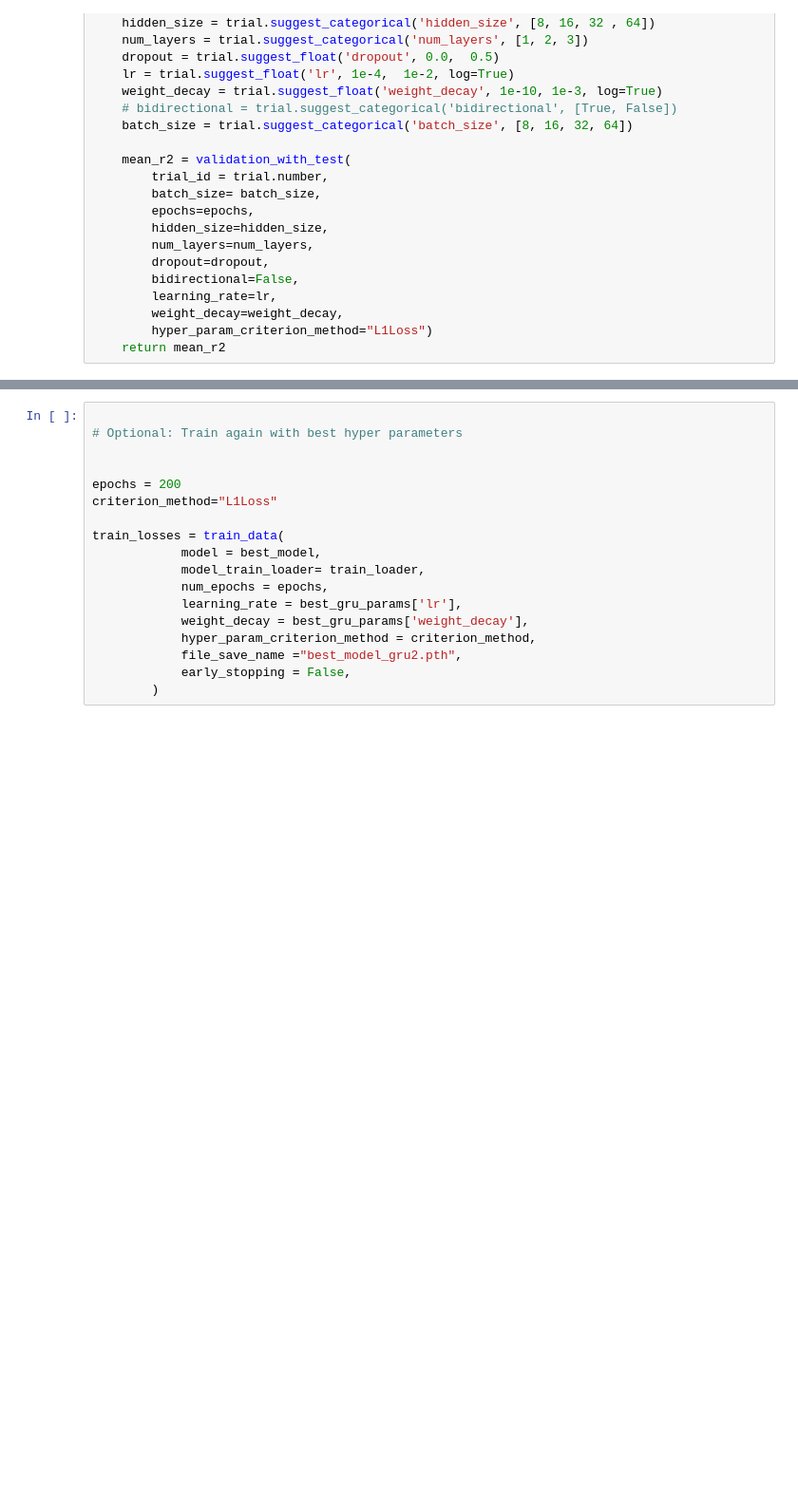
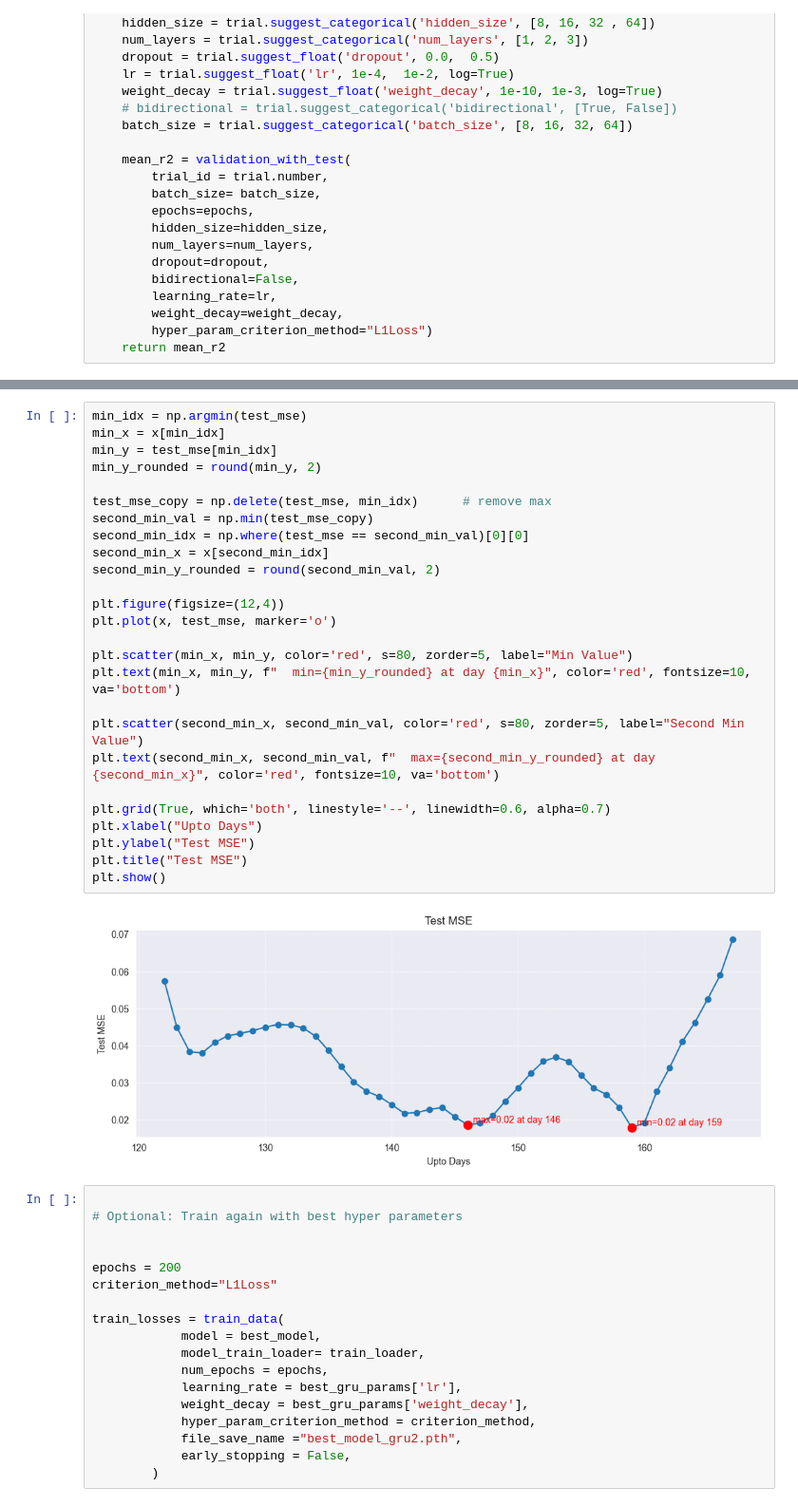
Before and after one commit to lochanamalt/IoT-data-yield-prediction, a Jupyter notebook: gru-pytorch-progressing_window_dataset_v3_only_vis.ipynb, the cells around one changed output, grey strips where cells are left out. Shown: that part at 95% size. Saved outputs shown, nothing was run; the diff lists cells and outputs as text; blank space fills up the shorter version.

```diff
--- a/gru-pytorch-progressing_window_dataset_v3_only_vis.ipynb
+++ b/gru-pytorch-progressing_window_dataset_v3_only_vis.ipynb
@@ -477,3 +493,31 @@ test_loader    = DataLoader(test_dataset, batch_size=best_gru_params['batch_size
+# %%
+min_idx = np.argmin(test_mse)
+min_x = x[min_idx]
+min_y = test_mse[min_idx]
+min_y_rounded = round(min_y, 2)
+
+test_mse_copy = np.delete(test_mse, min_idx)      # remove max
+second_min_val = np.min(test_mse_copy)
+second_min_idx = np.where(test_mse == second_min_val)[0][0]
+second_min_x = x[second_min_idx]
+second_min_y_rounded = round(second_min_val, 2)
+
+plt.figure(figsize=(12,4))
+plt.plot(x, test_mse, marker='o')
+
+plt.scatter(min_x, min_y, color='red', s=80, zorder=5, label="Min Value")
+plt.text(min_x, min_y, f"  min={min_y_rounded} at day {min_x}", color='red', fontsize=10, va='bottom')
+
+plt.scatter(second_min_x, second_min_val, color='red', s=80, zorder=5, label="Second Min Value")
+plt.text(second_min_x, second_min_val, f"  max={second_min_y_rounded} at day {second_min_x}", color='red', fontsize=10, va='bottom')
+
+plt.grid(True, which='both', linestyle='--', linewidth=0.6, alpha=0.7)
+plt.xlabel("Upto Days")
+plt.ylabel("Test MSE")
+plt.title("Test MSE")
+plt.show()
+# %% [output]
+[figure, added]
 # %%
 
 # Optional: Train again with best hyper parameters
```
Also changed, not shown: parts of 14 cells of this notebook, 4 other files.
